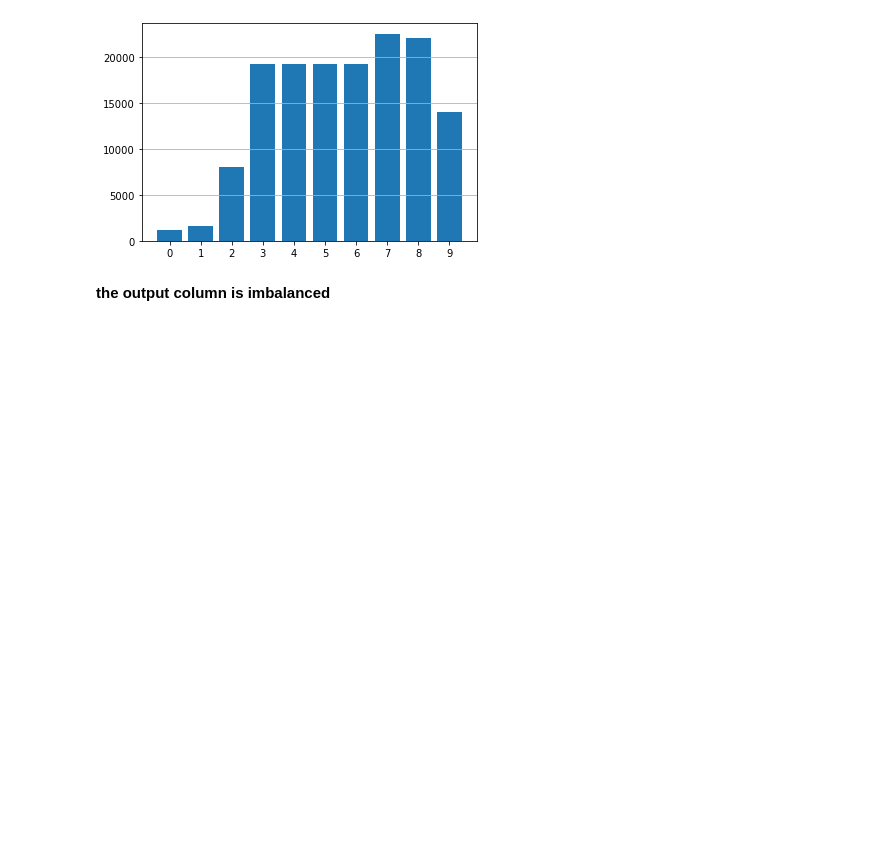
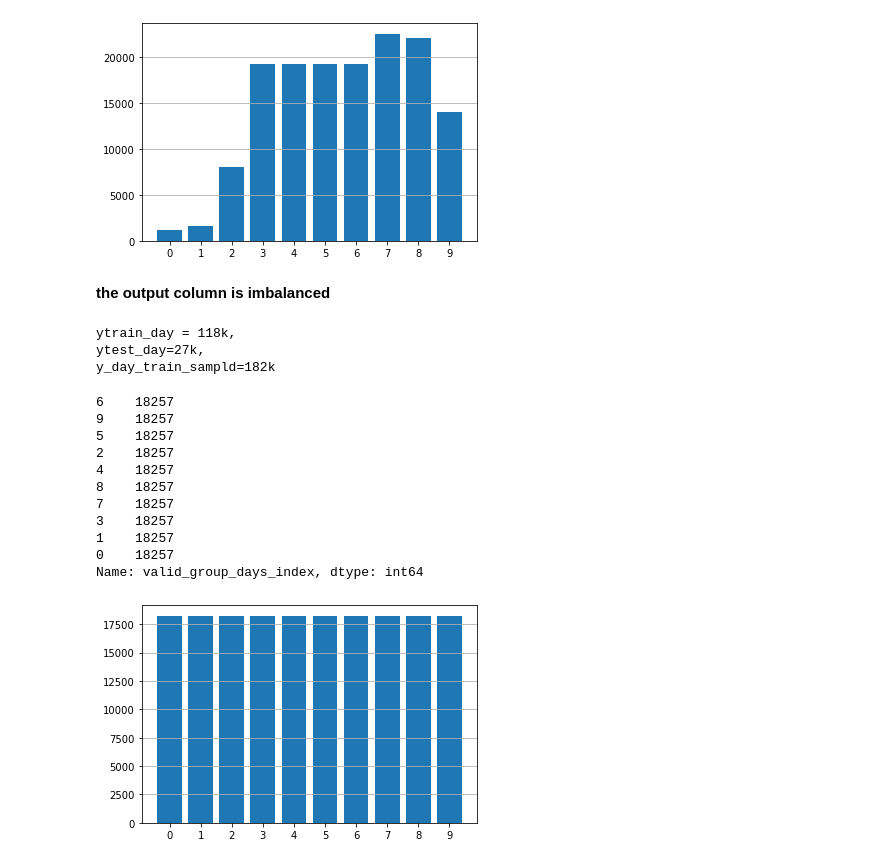
Before and after one commit to salama4ai/Proteinea, a Jupyter notebook: model/training_days.ipynb, the cells around one changed output. Drawn from its saved outputs; the diff is of its cells as text; code cells hidden in the pictures; blank space fills up the shorter version.

```diff
--- a/model/training_days.ipynb
+++ b/model/training_days.ipynb
@@ -82,0 +98,6 @@ y_day = x_day.pop("valid_group_days_index") # from 0 to 9
+# %%
+df["century"] = df.output_year//100
+df["century_year"] = df.output_year-df["century"]*100
+df["century"] = df.century-df.century.min()
+x_day = df[["weekday_name", "month", "century", "century_year", "leap_year_condition", "valid_group_days_index"]]
+df["century"].unique(), df["century_year"].unique()
@@ -112,6 +153,32 @@ xtrain_day, xtest_day, ytrain_day, ytest_day = train_test_split(x_day, y_day,
 # make oversampling to fix the imbalanced classes
 ros = RandomOverSampler(random_state=7)
 x_day_train_sampld, y_day_train_sampld = ros.fit_resample(xtrain_day, ytrain_day)
+# %%
+print(f"ytrain_day = {len(ytrain_day)//1000}k,\nytest_day={len(ytest_day)//1000}k, \ny_day_train_sampld={len(x_day_train_sampld)//1000}k")
+# %% [output]
+ytrain_day = 118k,
+ytest_day=27k,
+y_day_train_sampld=182k
+# %%
+#**after oversampling**
+pprint(y_day_train_sampld.value_counts())
+plt.bar(y_day_train_sampld.value_counts().index, y_day_train_sampld.value_counts())
+plt.xticks(range(10))
+plt.grid(axis="y")
+plt.show()
+# %% [output]
+6    18257
+9    18257
+5    18257
+2    18257
+4    18257
+8    18257
+7    18257
+3    18257
+1    18257
+0    18257
+Name: valid_group_days_index, dtype: int64
+[figure, added]
 # %%
 class CollectedData(Dataset):
     def __init__(self, x, y):
```
Also changed, not shown: parts of 13 cells of this notebook.
